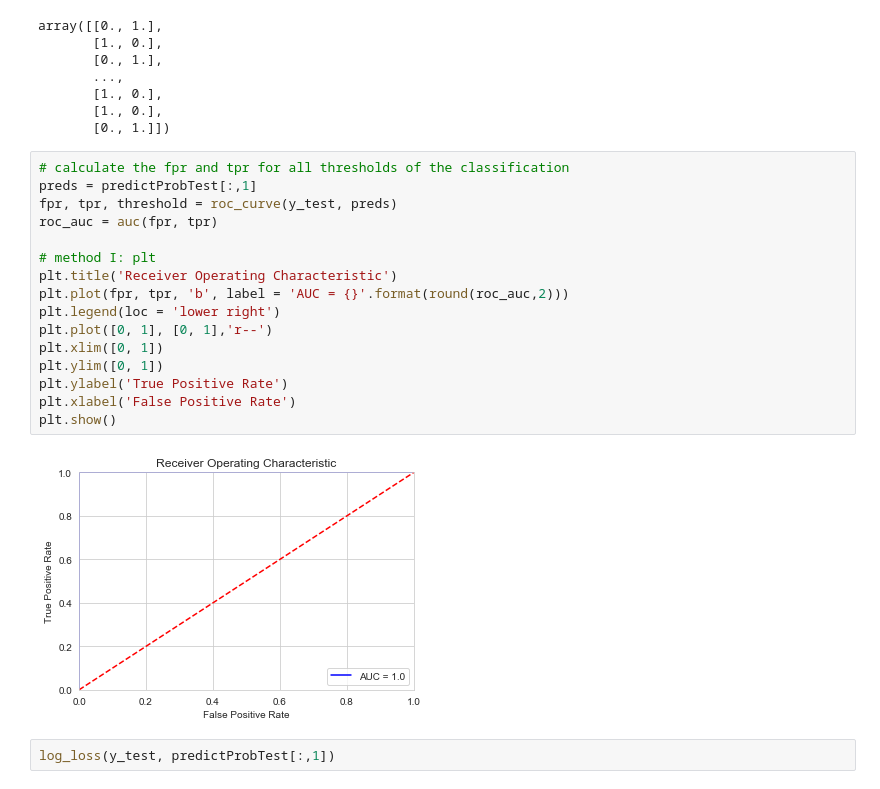
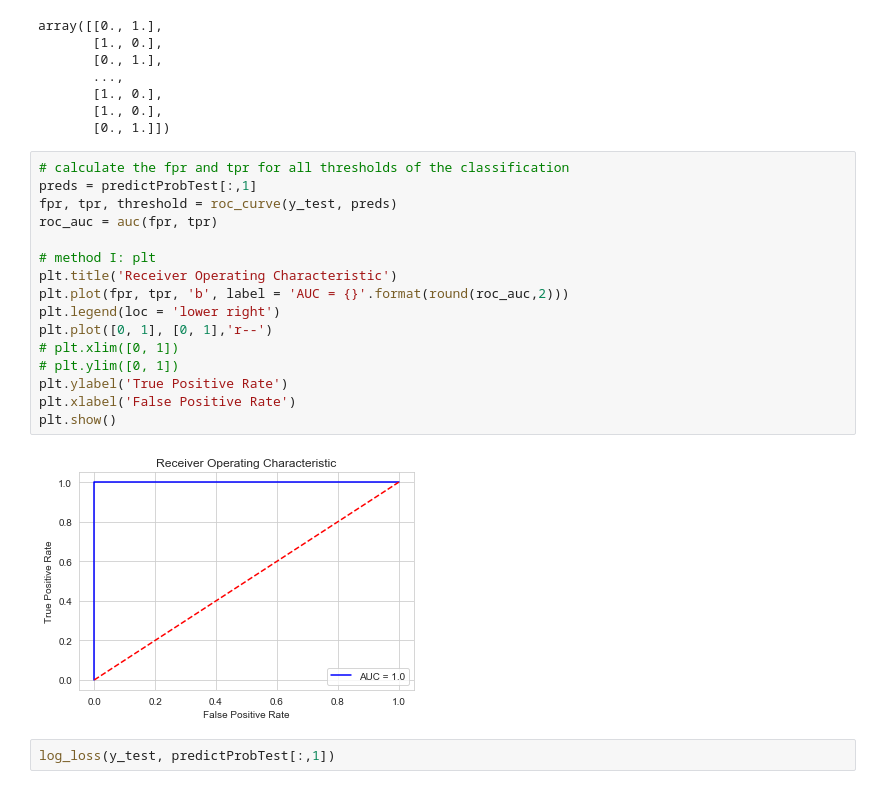
Before and after one commit to andrewedbert/Final_Project_JCDS, a Jupyter notebook: MushroomsMachineLearning.ipynb, the cells around one changed output. Cells and saved outputs as stored; diff of their text form.

```diff
--- a/MushroomsMachineLearning.ipynb
+++ b/MushroomsMachineLearning.ipynb
@@ -644,21 +830,21 @@ array([[0., 1.],
 # %%
 # calculate the fpr and tpr for all thresholds of the classification
 preds = predictProbTest[:,1]
 fpr, tpr, threshold = roc_curve(y_test, preds)
 roc_auc = auc(fpr, tpr)
 
 # method I: plt
 plt.title('Receiver Operating Characteristic')
 plt.plot(fpr, tpr, 'b', label = 'AUC = {}'.format(round(roc_auc,2)))
 plt.legend(loc = 'lower right')
 plt.plot([0, 1], [0, 1],'r--')
-plt.xlim([0, 1])
-plt.ylim([0, 1])
+# plt.xlim([0, 1])
+# plt.ylim([0, 1])
 plt.ylabel('True Positive Rate')
 plt.xlabel('False Positive Rate')
 plt.show()
 # %% [output]
-[figure, old version]
+[figure, new version]
 # %%
 log_loss(y_test, predictProbTest[:,1])
 # %% [output]
```
Also changed, not shown: parts of 22 cells of this notebook, 1 other file.
